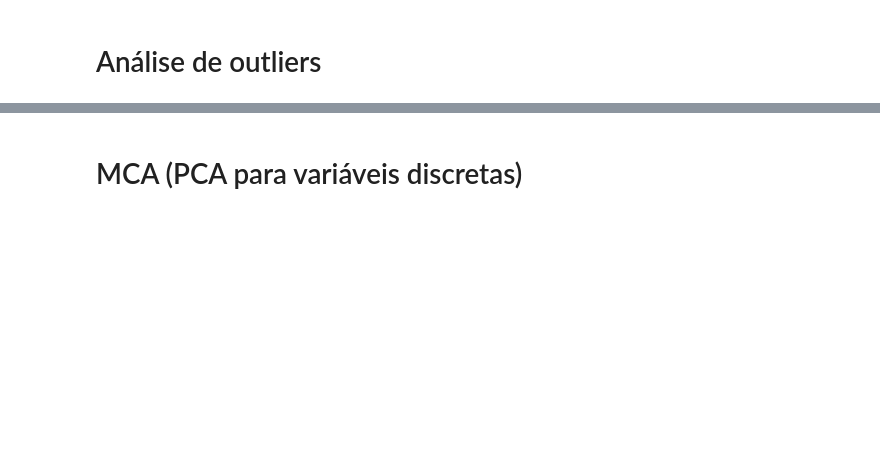
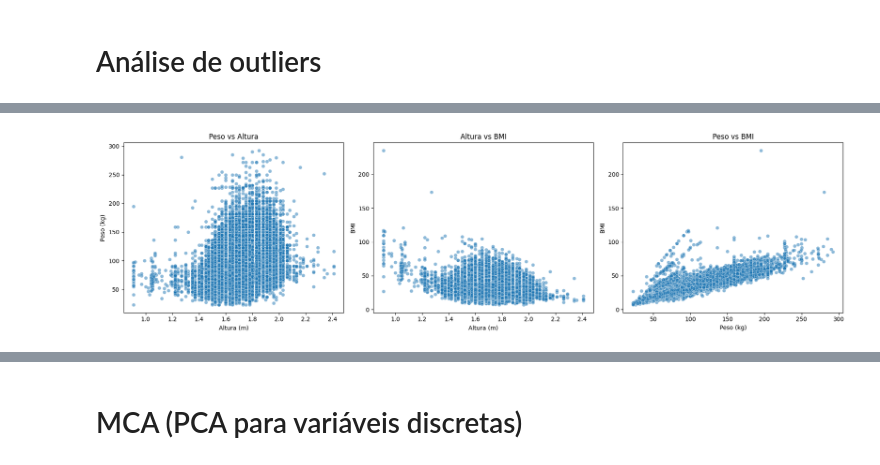
Before and after one commit to gligabo/PCD-1, a Jupyter notebook: src/Eixo-2/analise_eixo02.ipynb, the cells around one changed output, grey strips where cells are left out. Cells and saved outputs as stored; diff of their text form; code cells hidden in the pictures; blank space fills up the shorter version.

```diff
--- a/src/Eixo-2/analise_eixo02.ipynb
+++ b/src/Eixo-2/analise_eixo02.ipynb
@@ -376,0 +441,43 @@ Name: SmokerStatus_Current smoker - now smokes some days, Length: 354873, dtype:
+# %%
+fig, axes = plt.subplots(1, 3, figsize=(18, 5))
+
+# 🔹 Gráfico 1: Peso vs Altura
+sns.scatterplot(
+    x='HeightInMeters',
+    y='WeightInKilograms',
+    data=df,
+    alpha=0.5,
+    ax=axes[0]
+)
+axes[0].set_title('Peso vs Altura')
+axes[0].set_xlabel('Altura (m)')
+axes[0].set_ylabel('Peso (kg)')
+
+# 🔹 Gráfico 2: Altura vs BMI
+sns.scatterplot(
+    x='HeightInMeters',
+    y='BMI',
+    data=df,
+    alpha=0.5,
+    ax=axes[1]
+)
+axes[1].set_title('Altura vs BMI')
+axes[1].set_xlabel('Altura (m)')
+axes[1].set_ylabel('BMI')
+
+# 🔹 Gráfico 3: Peso vs BMI
+sns.scatterplot(
+    x='WeightInKilograms',
+    y='BMI',
+    data=df,
+    alpha=0.5,
+    ax=axes[2]
+)
+axes[2].set_title('Peso vs BMI')
+axes[2].set_xlabel('Peso (kg)')
+axes[2].set_ylabel('BMI')
+
+plt.tight_layout()
+plt.show()
+# %% [output]
+[figure, added]
```
Also changed, not shown: parts of 21 cells of this notebook.
